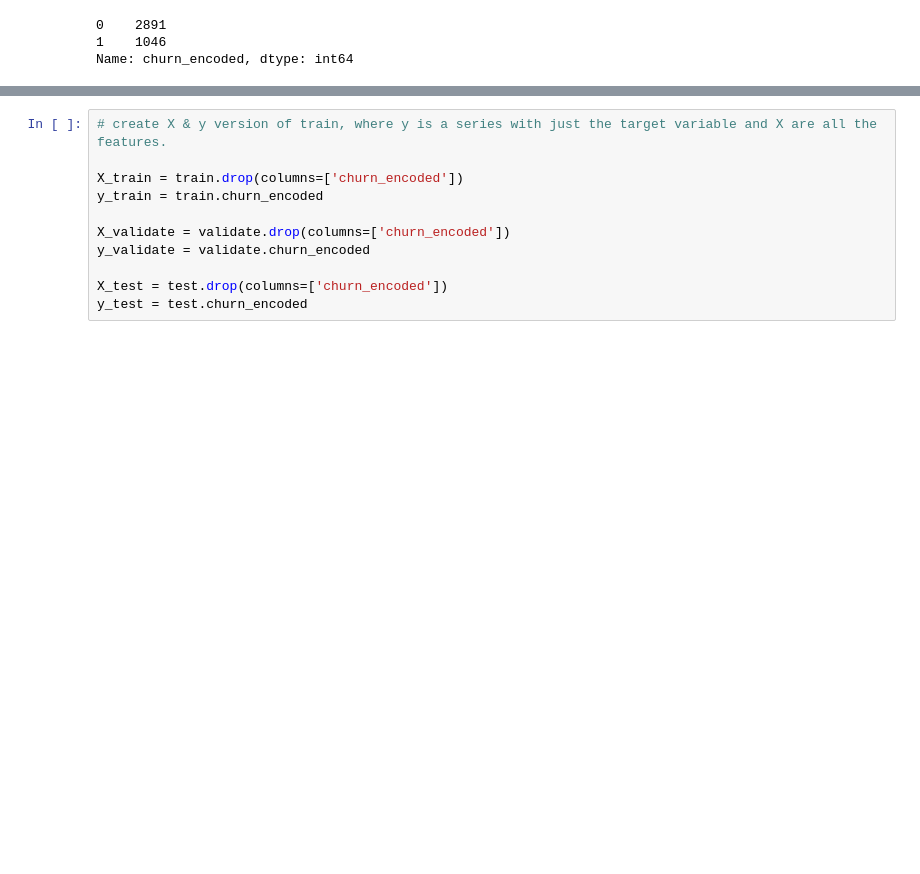
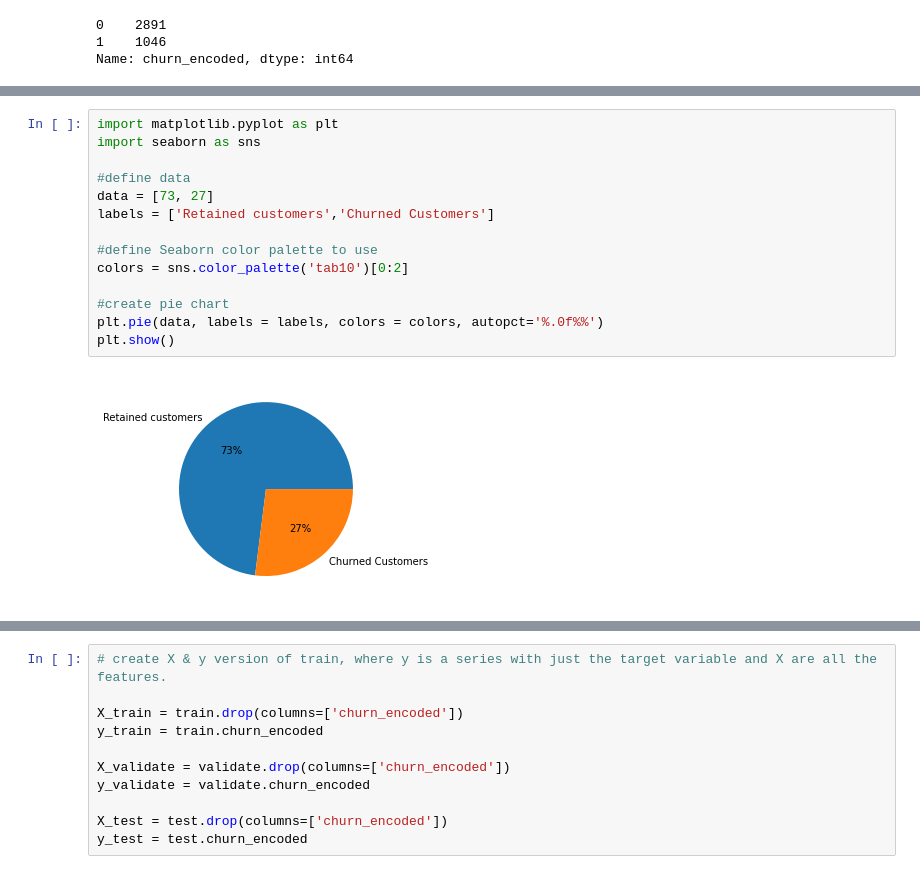
Before and after one commit to raedownen/Project_1-Classification, a Jupyter notebook: telco-draft.ipynb, the cells around one changed output, grey strips where cells are left out. Cells and saved outputs as stored; diff of their text form; blank space fills up the shorter version.

```diff
--- a/telco-draft.ipynb
+++ b/telco-draft.ipynb
@@ -153,0 +191,16 @@ Name: churn_encoded, dtype: int64
+# %%
+import matplotlib.pyplot as plt
+import seaborn as sns
+
+#define data
+data = [73, 27]
+labels = ['Retained customers','Churned Customers']
+
+#define Seaborn color palette to use
+colors = sns.color_palette('tab10')[0:2]
+
+#create pie chart
+plt.pie(data, labels = labels, colors = colors, autopct='%.0f%%')
+plt.show()
+# %% [output]
+[figure, added]
```
Also changed, not shown: parts of 28 cells of this notebook.
